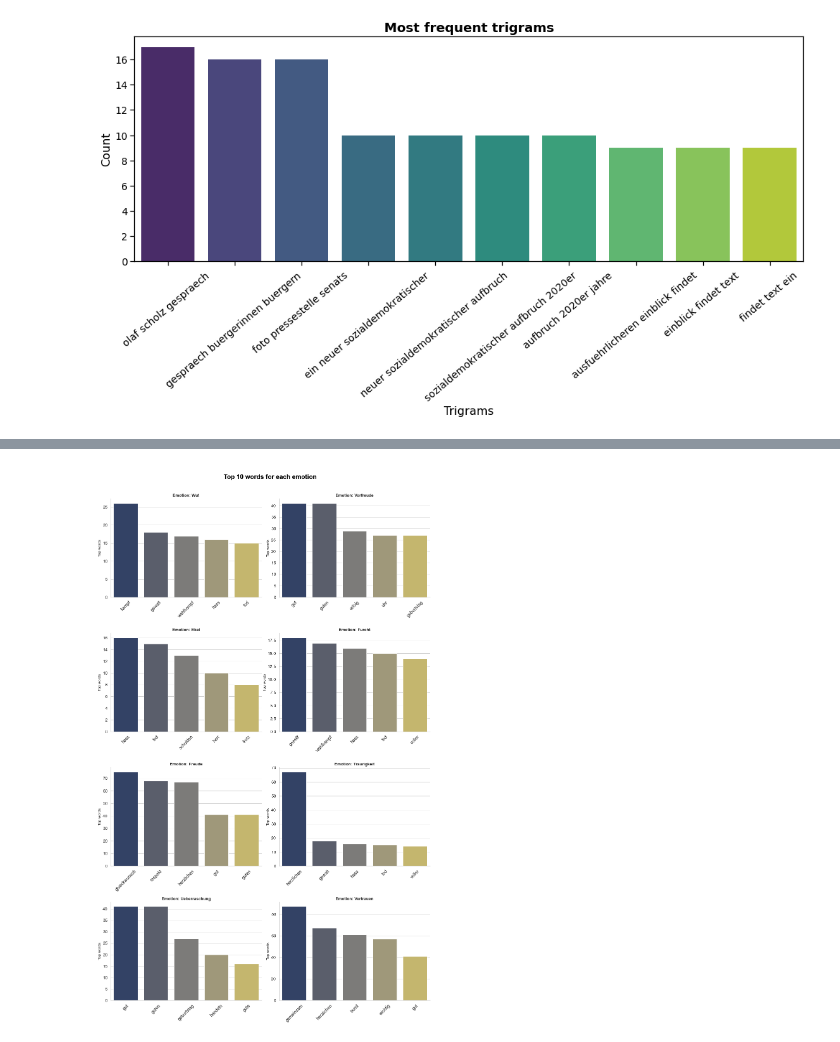
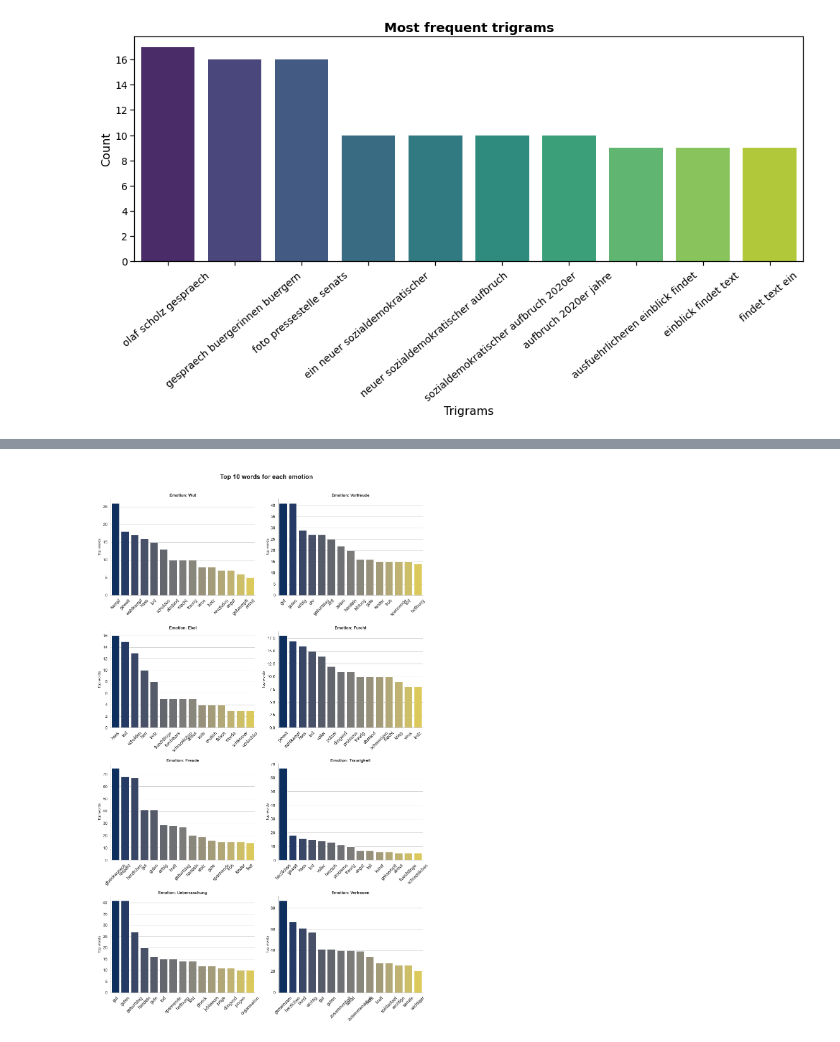
Before and after one commit to TFL-Fau/ML4B-SS22, a Jupyter notebook: Twitter_Analysis_Summary_File.ipynb, the cells around one changed output, grey strips where cells are left out. Cells and saved outputs as stored; diff of their text form; code cells hidden in the pictures.

```diff
--- a/Twitter_Analysis_Summary_File.ipynb
+++ b/Twitter_Analysis_Summary_File.ipynb
@@ -635,27 +479,27 @@ dtype: object
 # %%
 # Print Positive tweets
 
-j=1;
+#j=1;
 
-for i in range(0, sortedDf.shape[0]):
-    if(sortedDf['Analysis'][i] == 'positive'):
+#for i in range(0, sortedDf.shape[0]):
+    #if(sortedDf['Analysis'][i] == 'positive'):
         #print(str(j) + ') ' + sortedDf['text'][i])
         #print(sortedDf['Personal Opinion (Subjectivity)'][i])
         #print(sortedDf['Sentiment (Polarity)'][i])
         #print(sortedDf['Analysis'][i])
         #print()
-        j=j+1
+        #j=j+1
 # %%
 # Print Negative tweets
 
-j=1;
+#j=1;
 
-for i in range(0, sortedDf.shape[0]):
-    if(sortedDf['Analysis'][i] == 'negative'):
+#for i in range(0, sortedDf.shape[0]):
+    #if(sortedDf['Analysis'][i] == 'negative'):
         #print(str(j) + ') ' + sortedDf['text'][i])
         #print(sortedDf['Personal Opinion (Subjectivity)'][i])
         #print(sortedDf['Sentiment (Polarity)'][i])
         #print(sortedDf['Analysis'][i])
         #print()
-        j=j+1
+        #j=j+1
 # %%
@@ -1053,7 +865,0 @@ lexicon.squeeze()
-# %%
-emotionDF = emotionDF.reset_index(drop=True)
-emotionDF
-
-test = emotionDF['edited']
-
-test.to_csv('xgboost.txt', sep='\t', index=False)
@@ -1173,6 +976,3 @@ def print_colored_emotions(tweets, emotions, color, on_color):
         print('\n')
 
     return
-# %%
-emotionDF = emotionDF.reset_index(drop=True)
-#emotionDF.squeeze()
@@ -1238,35 +1038,35 @@ print(list_emotion_counts)
 # %%
-# Plotting the 10 words that contribute the most for each of the 8 emotions
+# Plotting the 15 words that contribute the most for each of the 8 emotions
 
 fig, axs = plt.subplots(figsize=(15, 25), frameon=False)
 plt.box(False)
 plt.axis('off')
 plt.subplots_adjust(hspace = 1.6)
 counter = 0
 
 for i, emotion in enumerate(emotions): # for each emotioin
 
-    # This is the dict that holds the top 10 words
-    words, top_words, top_words_indices = get_top_emotion_words(list_emotion_counts[i]['emo_frq'], 5)
+    # This is the dict that holds the top 15 words
+    words, top_words, top_words_indices = get_top_emotion_words(list_emotion_counts[i]['emo_frq'], 15)
 
     info = {'values' : [words[ind][1] for ind in top_words_indices],
                       'labels' : [ind_to_word[word] for word in top_words]}
     sns.set(style="whitegrid")
     sns.set_context("notebook", font_scale=1.25)
     ax = fig.add_subplot(4, 2, counter+1) # plot 2 charts in each of the 4 rows
     sns.despine()
     ax = sns.barplot(x='labels', y='values', data=info, palette=("cividis"))
     plt.ylabel('Top words', fontsize=12)
     ax.set_title(label=str('Emotion: ') + emotion, fontweight='bold', size=13)
     plt.xticks(rotation=45, fontsize=14)
     counter += 1
 
 axs.set_title(label='\nTop 10 words for each emotion\n',
              fontweight='bold', size=20, pad=40)
 plt.tight_layout()
 #plt.savefig('images/Top10_words_per_emotion.png')
 # %% [output]
-[figure, old version]
+[figure, new version]
 # %%
 # Aggregating negative and positive emotions
 df_emo['neg_emotions'] = df_emo['Traurigkeit'] + df_emo['Furcht'] + df_emo['Ekel'] + df_emo['Wut']
```
Also changed, not shown: parts of 71 cells of this notebook, 1 other file.
